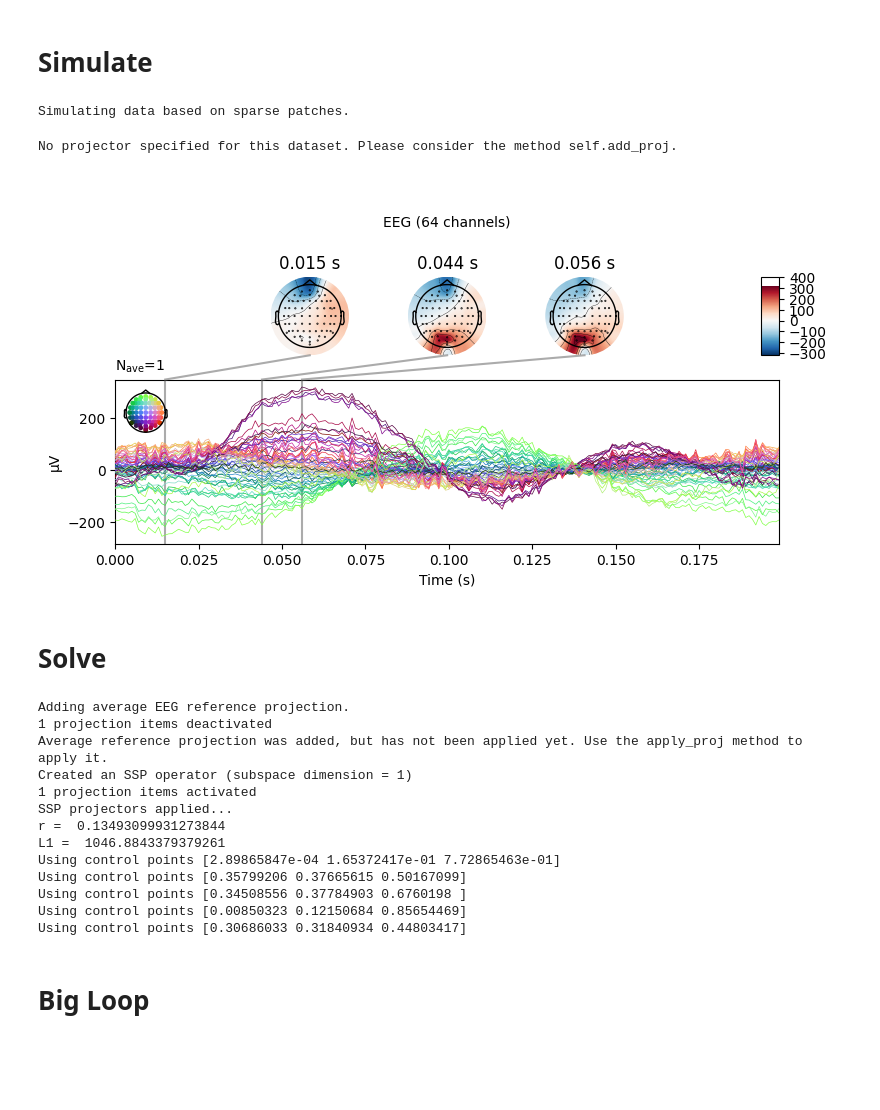
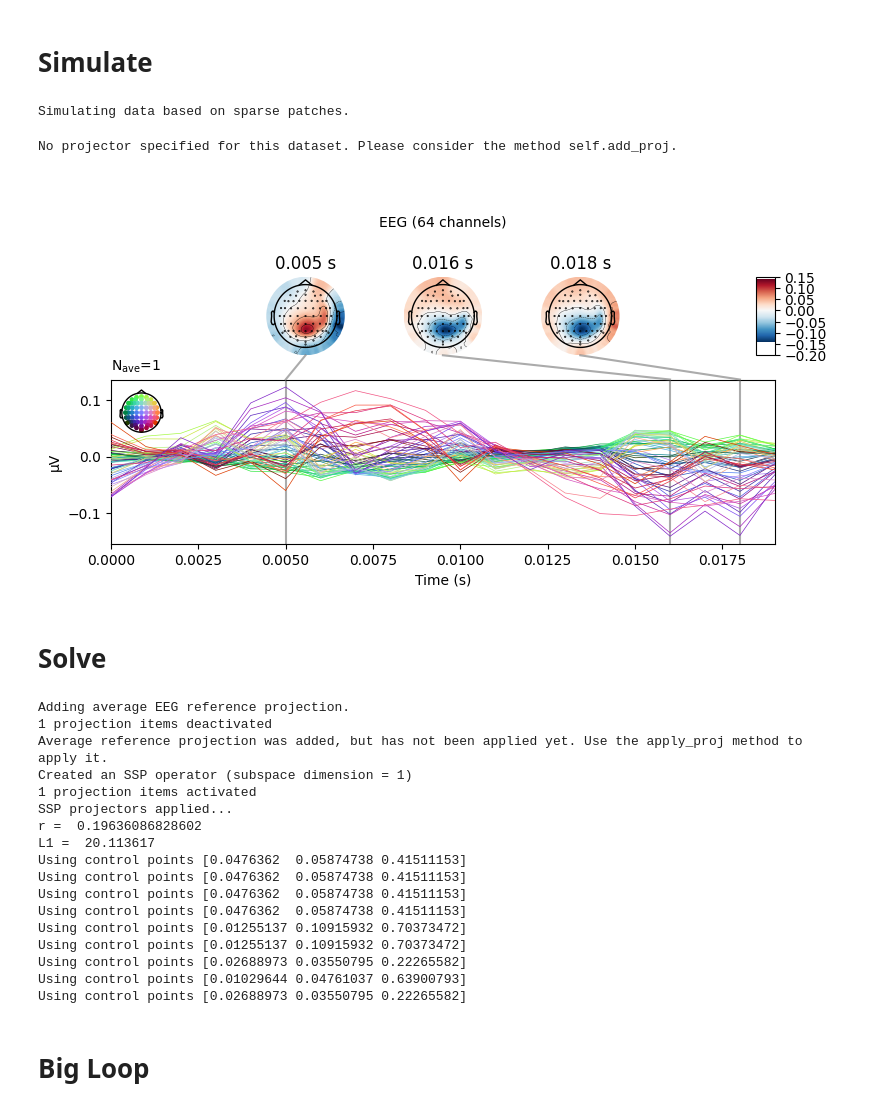
Before and after one commit to LukeTheHecker/invert, a Jupyter notebook: dev/evaluate.ipynb, the cells around one changed output. Saved outputs shown, nothing was run; the diff lists cells and outputs as text; code cells hidden in the pictures; blank space fills up the shorter version.

```diff
--- a/dev/evaluate.ipynb
+++ b/dev/evaluate.ipynb
@@ -15,7 +15,7 @@ from invert.util import pos_from_forward
 pp = dict(surface='white', hemi='both', verbose=0)
 # %%
 info = get_info(kind='biosemi64')
-fwd = create_forward_model(info=info, sampling='ico4')
+fwd = create_forward_model(info=info, sampling='ico3')
 pos = pos_from_forward(fwd)
 leadfield = fwd["sol"]["data"]
 n_chans, n_dipoles = leadfield.shape
@@ -37,34 +37,35 @@ n_chans, n_dipoles = leadfield.shape
 # %%
 settings = dict(
     number_of_sources=5,
     extents=(1, 30),
-    duration_of_trial=0.2,
+    duration_of_trial=0.02,
     amplitudes=(99, 100),
     target_snr=10,
     beta_noise=0,
     shapes="gaussian",
     method="standard")
 
 sim = Simulation(fwd, info, settings).simulate(2)
 stc = sim.source_data[0]
 evoked = sim.eeg_data[0].average()
 
 stc.data /= abs(stc.data).max()
 brain = stc.plot(**pp)
 brain.add_text(0.1, 0.9, 'Ground Truth', 'title',
                font_size=14)
 evoked.plot_joint()
 # %% [output]
 Simulating data based on sparse patches.
 No projector specified for this dataset. Please consider the method self.add_proj.
-[figure, old version]
+[figure, new version]
 # %% [markdown]
 # Solve
 # %%
-from invert import Solver
-solver = Solver("smv")
-solver.make_inverse_operator(fwd, evoked, alpha="auto", n_orders=50)
+# from invert import Solver
+# solver = Solver("lstm")
+# solver.make_inverse_operator(fwd, evoked, alpha="auto")
 stc_ = solver.apply_inverse_operator(evoked)
+
 stc_.data /= abs(stc_.data).max()
 brain = stc_.plot(**pp)
 brain.add_text(0.1, 0.9, solver.name, 'title',
@@ -82,13 +83,17 @@ Average reference projection was added, but has not been applied yet. Use the ap
 Created an SSP operator (subspace dimension = 1)
 1 projection items activated
 SSP projectors applied...
-r =  0.13493099931273844
-L1 =  1046.8843379379261
-Using control points [2.89865847e-04 1.65372417e-01 7.72865463e-01]
-Using control points [0.35799206 0.37665615 0.50167099]
-Using control points [0.34508556 0.37784903 0.6760198 ]
-Using control points [0.00850323 0.12150684 0.85654469]
-Using control points [0.30686033 0.31840934 0.44803417]
+r =  0.19636086828602
+L1 =  20.113617
+Using control points [0.0476362  0.05874738 0.41511153]
+Using control points [0.0476362  0.05874738 0.41511153]
+Using control points [0.0476362  0.05874738 0.41511153]
+Using control points [0.0476362  0.05874738 0.41511153]
+Using control points [0.01255137 0.10915932 0.70373472]
+Using control points [0.01255137 0.10915932 0.70373472]
+Using control points [0.02688973 0.03550795 0.22265582]
+Using control points [0.01029644 0.04761037 0.63900793]
+Using control points [0.02688973 0.03550795 0.22265582]
 # %% [markdown]
 # Big Loop
 # %%
```
Also changed, not shown: parts of 1 cell of this notebook, 31 other files.
